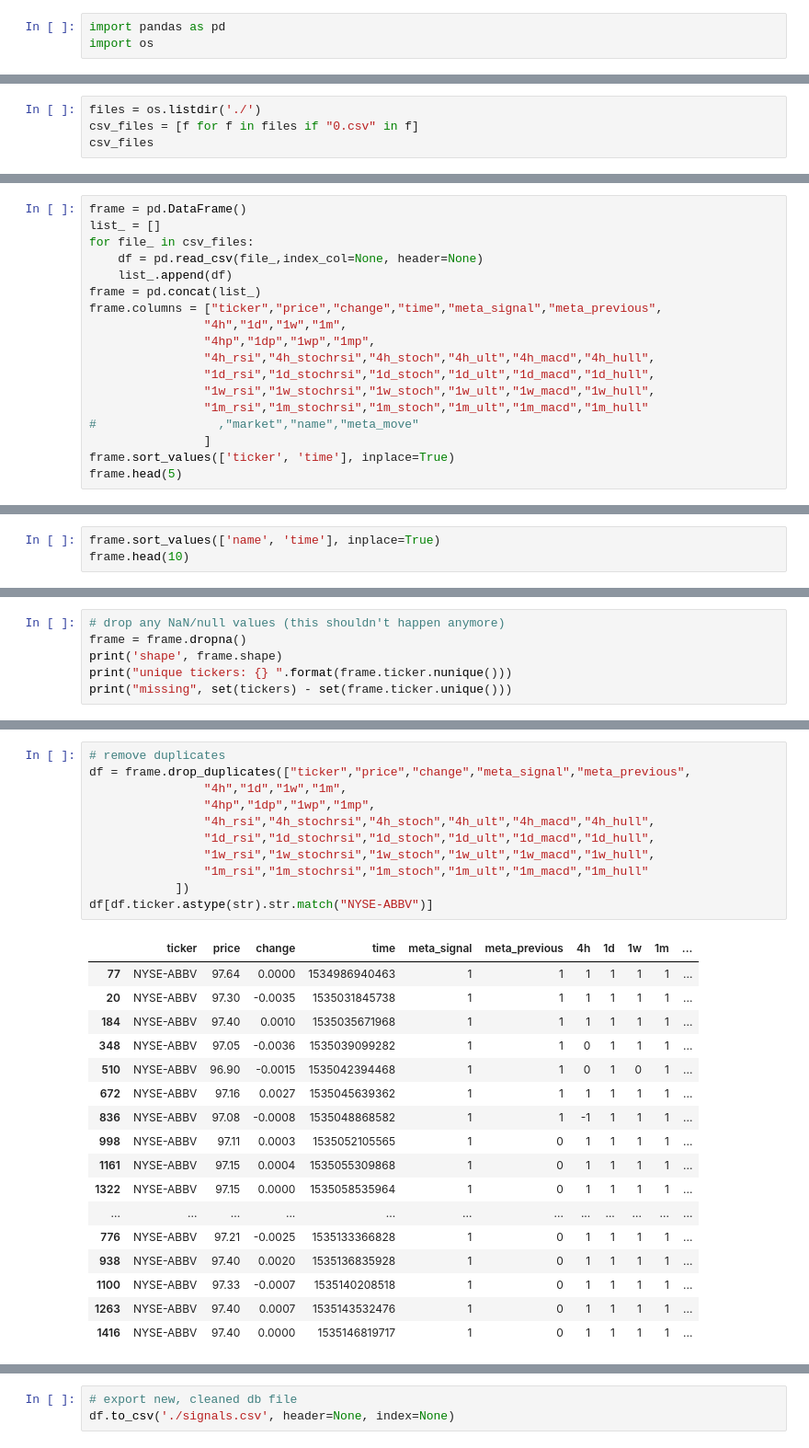
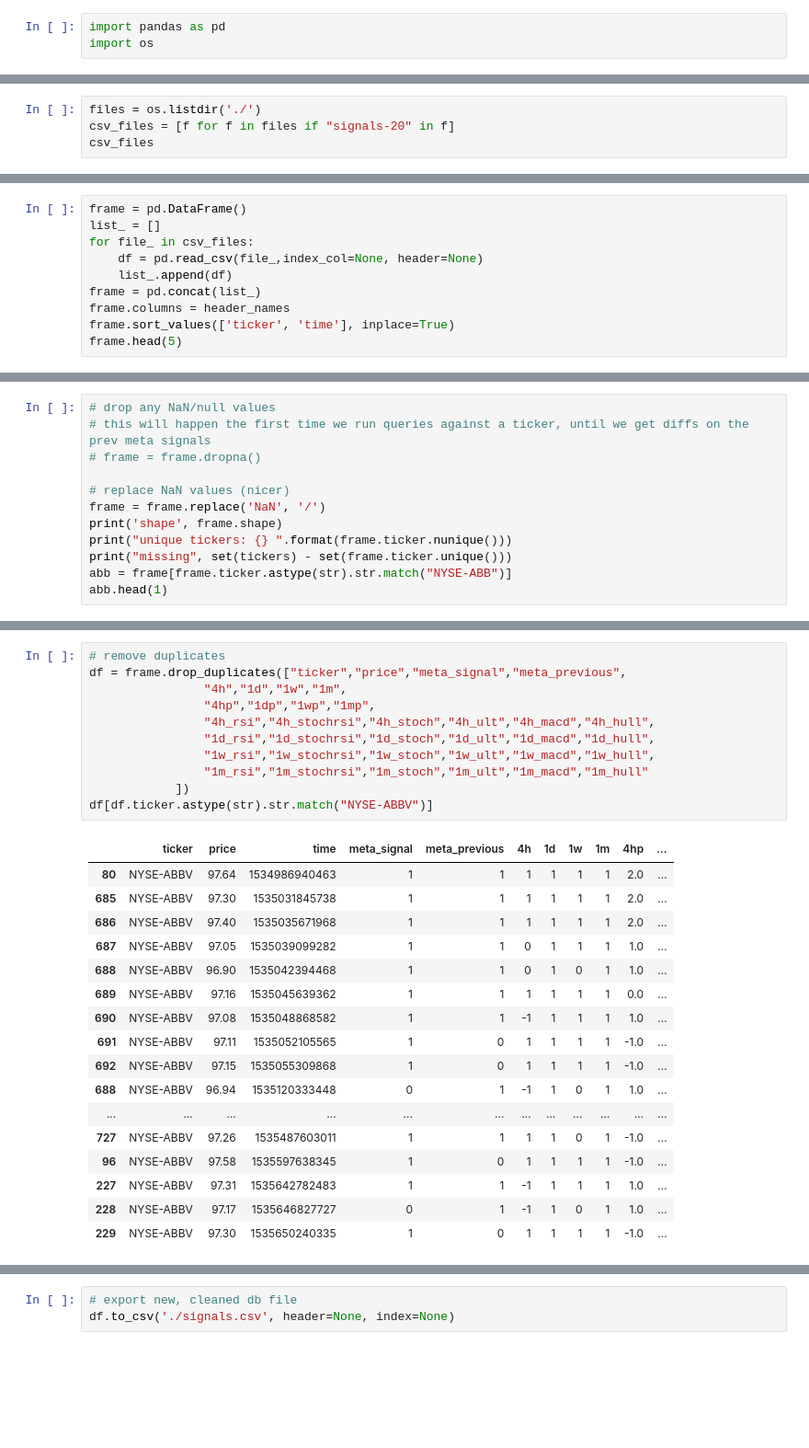
Before and after one commit to atomantic/stock_signals, a Jupyter notebook: data/01 - Clean.ipynb, the cells around one changed output, grey strips where cells are left out. Shown at 92% size. Cells and saved outputs as stored; diff of their text form; blank space fills up the shorter version.

```diff
--- a/data/01 - Clean.ipynb
+++ b/data/01 - Clean.ipynb
@@ -4,5 +46,5 @@ import os
 # %%
 files = os.listdir('./')
-csv_files = [f for f in files if "0.csv" in f]
+csv_files = [f for f in files if "signals-20" in f]
 csv_files
 # %% [output]
@@ -16,15 +62,7 @@ for file_ in csv_files:
     df = pd.read_csv(file_,index_col=None, header=None)
     list_.append(df)
 frame = pd.concat(list_)
-frame.columns = ["ticker","price","change","time","meta_signal","meta_previous",
-                "4h","1d","1w","1m",
-                "4hp","1dp","1wp","1mp",
-                "4h_rsi","4h_stochrsi","4h_stoch","4h_ult","4h_macd","4h_hull",
-                "1d_rsi","1d_stochrsi","1d_stoch","1d_ult","1d_macd","1d_hull",
-                "1w_rsi","1w_stochrsi","1w_stoch","1w_ult","1w_macd","1w_hull",
-                "1m_rsi","1m_stochrsi","1m_stoch","1m_ult","1m_macd","1m_hull"
-#                 ,"market","name","meta_move"
-                ]
+frame.columns = header_names
 frame.sort_values(['ticker', 'time'], inplace=True)
 frame.head(5)
 # %% [output]
@@ -54,3 +87,0 @@ frame.head(2)
-# %%
-frame.sort_values(['name', 'time'], inplace=True)
-frame.head(10)
@@ -76,7 +94,13 @@ frame[frame.price.isnull()]
 # %%
-# drop any NaN/null values (this shouldn't happen anymore)
-frame = frame.dropna()
+# drop any NaN/null values
+# this will happen the first time we run queries against a ticker, until we get diffs on the prev meta signals
+# frame = frame.dropna()
+
+# replace NaN values (nicer)
+frame = frame.replace('NaN', '/')
 print('shape', frame.shape)
 print("unique tickers: {} ".format(frame.ticker.nunique()))
 print("missing", set(tickers) - set(frame.ticker.unique()))
+abb = frame[frame.ticker.astype(str).str.match("NYSE-ABB")]
+abb.head(1)
 # %% [output]
@@ -145,29 +177,29 @@ abbv
 # %%
 # remove duplicates
-df = frame.drop_duplicates(["ticker","price","change","meta_signal","meta_previous",
+df = frame.drop_duplicates(["ticker","price","meta_signal","meta_previous",
                 "4h","1d","1w","1m",
                 "4hp","1dp","1wp","1mp",
                 "4h_rsi","4h_stochrsi","4h_stoch","4h_ult","4h_macd","4h_hull",
                 "1d_rsi","1d_stochrsi","1d_stoch","1d_ult","1d_macd","1d_hull",
                 "1w_rsi","1w_stochrsi","1w_stoch","1w_ult","1w_macd","1w_hull",
                 "1m_rsi","1m_stochrsi","1m_stoch","1m_ult","1m_macd","1m_hull"
             ])
 df[df.ticker.astype(str).str.match("NYSE-ABBV")]
 # %% [output]
-|  | ticker | price | change | time | meta_signal | meta_previous | 4h | 1d | 1w | 1m | ... |
-| 77 | NYSE-ABBV | 97.64 | 0.0000 | 1534986940463 | 1 | 1 | 1 | 1 | 1 | 1 | ... |
-| 20 | NYSE-ABBV | 97.30 | -0.0035 | 1535031845738 | 1 | 1 | 1 | 1 | 1 | 1 | ... |
-| 184 | NYSE-ABBV | 97.40 | 0.0010 | 1535035671968 | 1 | 1 | 1 | 1 | 1 | 1 | ... |
-| 348 | NYSE-ABBV | 97.05 | -0.0036 | 1535039099282 | 1 | 1 | 0 | 1 | 1 | 1 | ... |
-| 510 | NYSE-ABBV | 96.90 | -0.0015 | 1535042394468 | 1 | 1 | 0 | 1 | 0 | 1 | ... |
-| 672 | NYSE-ABBV | 97.16 | 0.0027 | 1535045639362 | 1 | 1 | 1 | 1 | 1 | 1 | ... |
-| 836 | NYSE-ABBV | 97.08 | -0.0008 | 1535048868582 | 1 | 1 | -1 | 1 | 1 | 1 | ... |
-| 998 | NYSE-ABBV | 97.11 | 0.0003 | 1535052105565 | 1 | 0 | 1 | 1 | 1 | 1 | ... |
-| 1161 | NYSE-ABBV | 97.15 | 0.0004 | 1535055309868 | 1 | 0 | 1 | 1 | 1 | 1 | ... |
-| 1322 | NYSE-ABBV | 97.15 | 0.0000 | 1535058535964 | 1 | 0 | 1 | 1 | 1 | 1 | ... |
+|  | ticker | price | time | meta_signal | meta_previous | 4h | 1d | 1w | 1m | 4hp | ... |
+| 80 | NYSE-ABBV | 97.64 | 1534986940463 | 1 | 1 | 1 | 1 | 1 | 1 | 2.0 | ... |
+| 685 | NYSE-ABBV | 97.30 | 1535031845738 | 1 | 1 | 1 | 1 | 1 | 1 | 2.0 | ... |
+| 686 | NYSE-ABBV | 97.40 | 1535035671968 | 1 | 1 | 1 | 1 | 1 | 1 | 2.0 | ... |
+| 687 | NYSE-ABBV | 97.05 | 1535039099282 | 1 | 1 | 0 | 1 | 1 | 1 | 1.0 | ... |
+| 688 | NYSE-ABBV | 96.90 | 1535042394468 | 1 | 1 | 0 | 1 | 0 | 1 | 1.0 | ... |
+| 689 | NYSE-ABBV | 97.16 | 1535045639362 | 1 | 1 | 1 | 1 | 1 | 1 | 0.0 | ... |
+| 690 | NYSE-ABBV | 97.08 | 1535048868582 | 1 | 1 | -1 | 1 | 1 | 1 | 1.0 | ... |
+| 691 | NYSE-ABBV | 97.11 | 1535052105565 | 1 | 0 | 1 | 1 | 1 | 1 | -1.0 | ... |
+| 692 | NYSE-ABBV | 97.15 | 1535055309868 | 1 | 0 | 1 | 1 | 1 | 1 | -1.0 | ... |
+| 688 | NYSE-ABBV | 96.94 | 1535120333448 | 0 | 1 | -1 | 1 | 0 | 1 | 1.0 | ... |
 | ... | ... | ... | ... | ... | ... | ... | ... | ... | ... | ... | ... |
-| 776 | NYSE-ABBV | 97.21 | -0.0025 | 1535133366828 | 1 | 0 | 1 | 1 | 1 | 1 | ... |
-| 938 | NYSE-ABBV | 97.40 | 0.0020 | 1535136835928 | 1 | 0 | 1 | 1 | 1 | 1 | ... |
-| 1100 | NYSE-ABBV | 97.33 | -0.0007 | 1535140208518 | 1 | 0 | 1 | 1 | 1 | 1 | ... |
-| 1263 | NYSE-ABBV | 97.40 | 0.0007 | 1535143532476 | 1 | 0 | 1 | 1 | 1 | 1 | ... |
-| 1416 | NYSE-ABBV | 97.40 | 0.0000 | 1535146819717 | 1 | 0 | 1 | 1 | 1 | 1 | ... |
+| 727 | NYSE-ABBV | 97.26 | 1535487603011 | 1 | 1 | 1 | 1 | 0 | 1 | -1.0 | ... |
+| 96 | NYSE-ABBV | 97.58 | 1535597638345 | 1 | 0 | 1 | 1 | 1 | 1 | -1.0 | ... |
+| 227 | NYSE-ABBV | 97.31 | 1535642782483 | 1 | 1 | -1 | 1 | 1 | 1 | 1.0 | ... |
+| 228 | NYSE-ABBV | 97.17 | 1535646827727 | 0 | 1 | -1 | 1 | 0 | 1 | 1.0 | ... |
+| 229 | NYSE-ABBV | 97.30 | 1535650240335 | 1 | 0 | 1 | 1 | 1 | 1 | -1.0 | ... |
```
Also changed, not shown: parts of 20 cells of this notebook, 5 other files.
